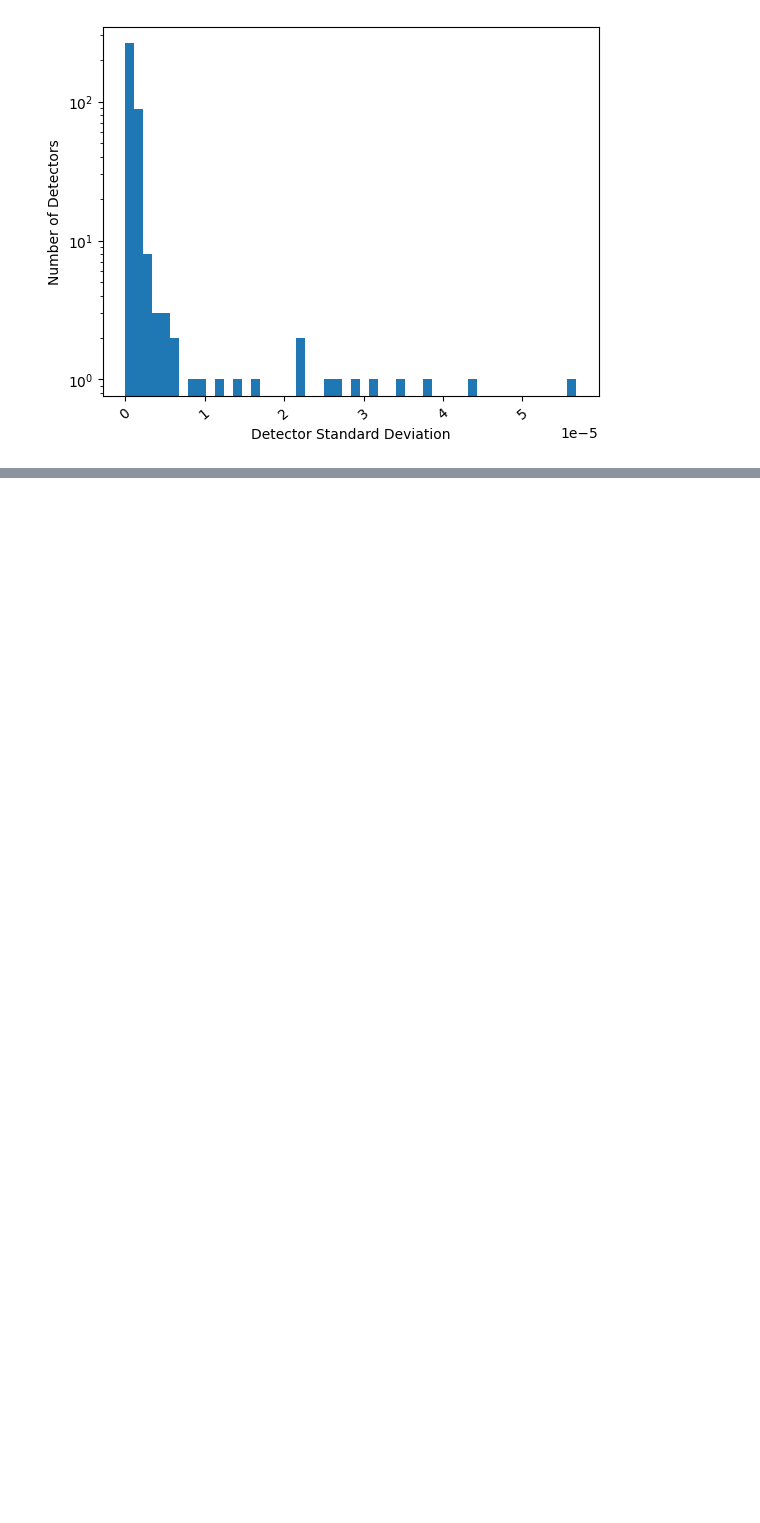
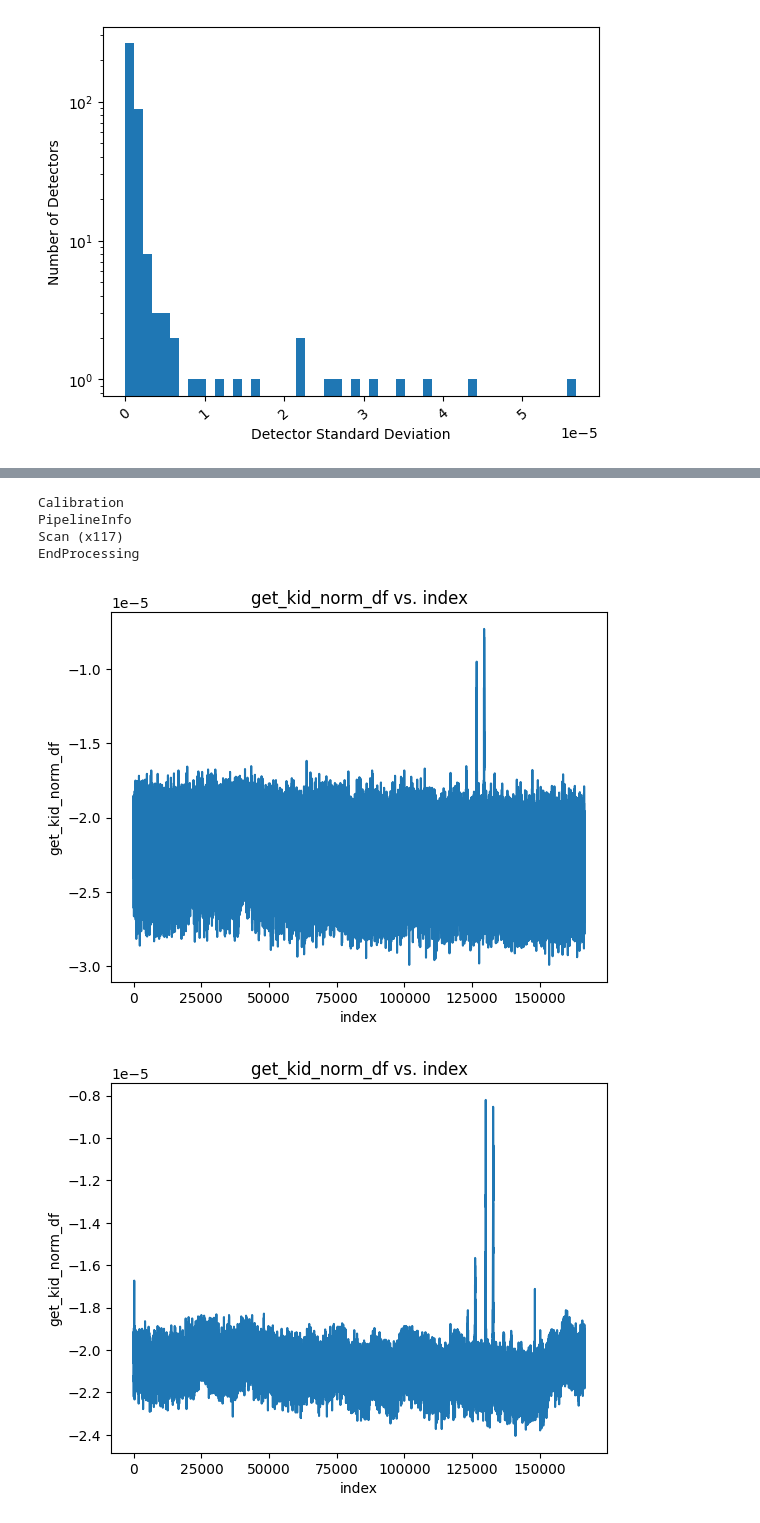
Before and after one commit to jonahjlee/blasttng-to-g3, a Jupyter notebook: notebooks/signal_analysis.ipynb, the cells around one changed output, grey strips where cells are left out. Cells and saved outputs as stored; diff of their text form; code cells hidden in the pictures; blank space fills up the shorter version.

```diff
--- a/notebooks/signal_analysis.ipynb
+++ b/notebooks/signal_analysis.ipynb
@@ -87,0 +87,31 @@ plt.show()
+# %%
+grabber = ut.FirstFrameGrabber(frame_type=core.G3FrameType.Scan)
+pipe = core.G3Pipeline()
+pipe.Add(core.G3Reader, filename=str(norm_df_added))
+pipe.Add(grabber)
+pipe.Run()
+first_scan_frame = grabber.first_frame
+# %%
+def kid_norm_df_getter(kid: str):
+    def get_kid_norm_df(frame):
+        super_ts = frame["norm_df"]
+        kid_idx = int(np.where(np.array(super_ts.names) == kid)[0][0])
+        return np.array(super_ts.data[kid_idx])
+    return get_kid_norm_df
+
+
+kids: np.ndarray[str] = np.array(first_scan_frame["norm_df"].names)
+
+pipe = core.G3Pipeline()
+pipe.Add(core.G3Reader, filename=str(norm_df_added))
+pipe.Add(ut.FrameCounter)
+for kid in kids[:10]:
+    pipe.Add(ut.GenericPlotter, array_getter=kid_norm_df_getter(kid))
+pipe.Run()
+# %% [output]
+Calibration
+PipelineInfo
+Scan (x117)
+EndProcessing
+[figure, added]
+[figure, added]
```
Also changed, not shown: parts of 3 cells of this notebook, 2 other files.
